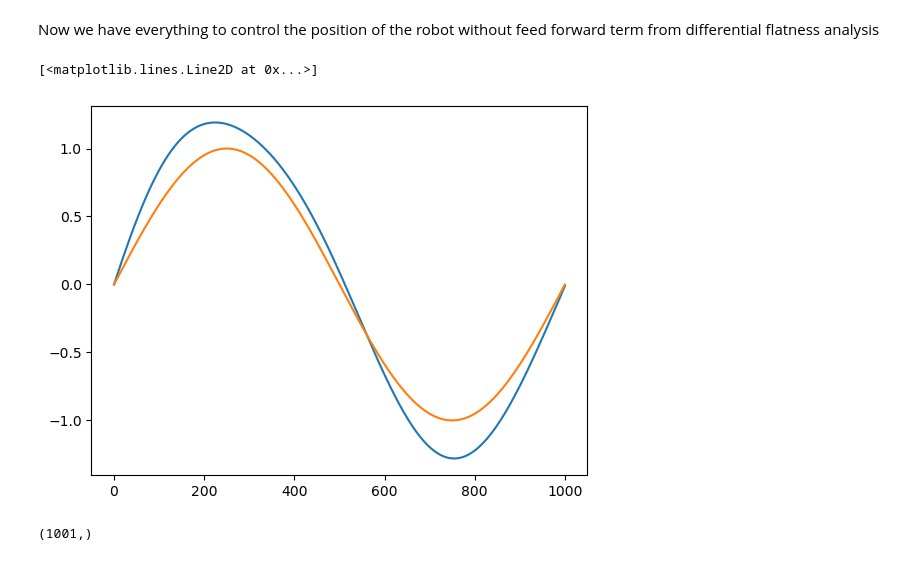
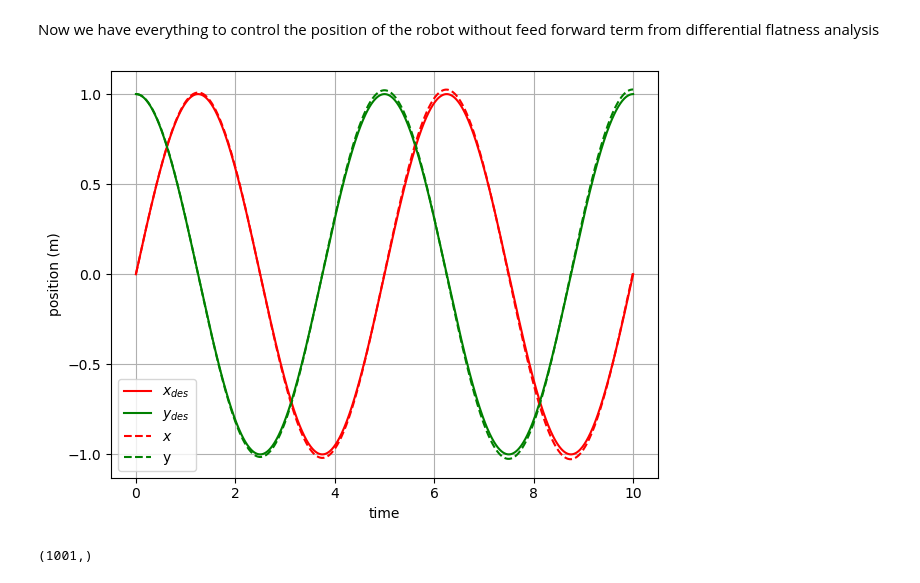
Before and after one commit to Rooholla-KhorramBakht/DiffFlat2DQuad, a Jupyter notebook: controller.ipynb, the cells around one changed output. Saved outputs shown, nothing was run; the diff lists cells and outputs as text; code cells hidden in the pictures.

Commit message:
Feed Forward terms added

```diff
--- a/controller.ipynb
+++ b/controller.ipynb
@@ -231,13 +232,19 @@ rendering = True
 robot = PlanerQuadrotor(rendering=rendering)
 # %%
 import time
-robot.reset()
-robot.x[0]=0
-robot.x[1]=1
-robot.v[0]=1
-robot.v[1]=0
+# Feed the trajectory the mappings found through the differential flatness analysis
+thrust = F_np(x, dx_dt, d2x_dt2, d3x_dt3, d4x_dt4, y, dy_dt, d2y_dt2, d3y_dt3, d4y_dt4)
+torque = M_np(x, dx_dt, d2x_dt2, d3x_dt3, d4x_dt4, y, dy_dt, d2y_dt2, d3y_dt3, d4y_dt4)
+states = X_np(x, dx_dt, d2x_dt2, d3x_dt3, d4x_dt4, y, dy_dt, d2y_dt2, d3y_dt3, d4y_dt4).squeeze()
+
+robot.x[0]=states[0,0]
+robot.x[1]=states[2,0]
+robot.v[0]=states[1,0]
+robot.v[1]=states[3,0]
+robot.theta = states[4,0]
+robot.omega = states[5,0]
 robot.gravity = np.array([0, 9.8])
-body_rate_controller = PIController(1, Kp = 10, Ki = 0.5)
+body_rate_controller = PIController(1, Kp = 20, Ki = 0.5)
 body_rate_controller.reset()
 # Feed the computed thrust and torques to the drone in open loop and record the robot's states
 state = []
@@ -253,32 +260,33 @@ for i in range(len(time_num)):
     v_meas = robot.v.reshape(2,1)
     theta = robot.theta
 
-    accel_des = computeDesiredAcceleration(x_meas, x_des, v_meas, v_des, Kp = 2, Kv = 0.5)
+    accel_des = computeDesiredAcceleration(x_meas, x_des, v_meas, v_des, Kp = 2, Kv = 0.5) + np.array([d2x_dt2[i], d2y_dt2[i]]).reshape(2,1)
     omega_des = attitudeController(accel_des, theta, Kp = 20)
     # assert False
-    torque = body_rate_controller.update(robot.omega, -omega_des)
-    torque_history.append(torque)
-    thrust = thrustController(accel_des, robot.theta)
-    robot.step(T = torque.squeeze(), F = thrust.squeeze())
+    T_controller = body_rate_controller.update(robot.omega, -omega_des+states[5,i])# states[4,i])
+    # torque_history.append(torque)
+    F_controller = thrustController(accel_des, robot.theta)*robot.mass
+    # robot.step(T = torque.squeeze(), F = thrust.squeeze())
+    # robot.step(T = torque.squeeze(), F = thrust.squeeze())
+    robot.step(T = T_controller.squeeze(), F = F_controller.squeeze())
     if rendering:
         time.sleep(0.01)
 state = np.array(state).T
 torque_history = np.array(torque_history).T
 # %%
-plt.plot(time_num, states[[0],:].T, 'r')
-plt.plot(time_num, states[[2],:].T, 'g')
+plt.plot(time_num, x.T, 'r')
+plt.plot(time_num, y.T, 'g')
 
 plt.plot(time_num, state[[0],:].T, 'r--')
 plt.plot(time_num, state[[2],:].T, 'g--')
 plt.legend(['$x_{des}$', '$y_{des}$', '$x$', 'y'])
 plt.xlabel('time')
 plt.ylabel('position (m)')
 plt.grid(True)
 plt.tight_layout()
-plt.savefig('results/pd_no_ff_performance.pdf')
+plt.savefig('results/pd_with_ff_performance.pdf')
 # %% [output]
-[<matplotlib.lines.Line2D at 0x...>]
-[figure, old version]
+[figure, new version]
 # %%
 torque_history.squeeze().shape
 # %% [output]
```
Also changed, not shown: parts of 4 cells of this notebook, 1 other file.
